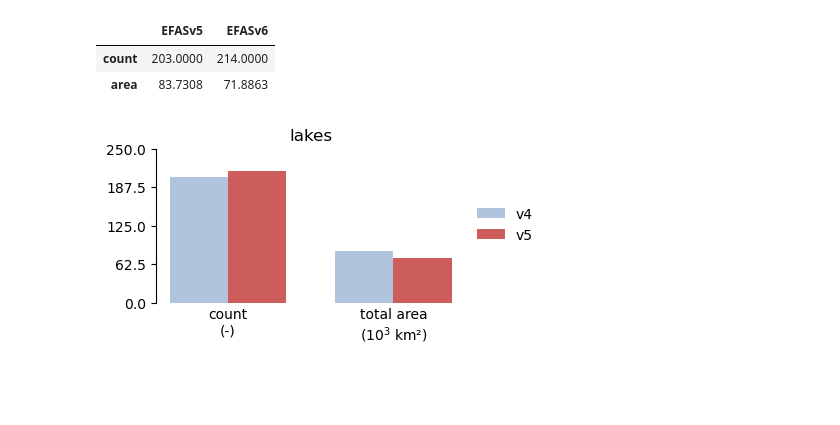
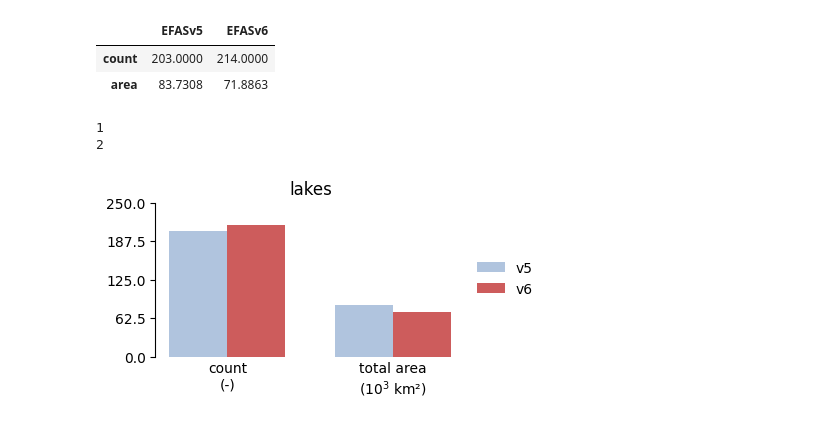
Before and after one commit to casadoj/lisflood-reservoirs, a Jupyter notebook: notebook/EFASv6/plots_EFAS_AM.ipynb, the cells around one changed output. Drawn from its saved outputs; the diff is of its cells as text; code cells hidden in the pictures; blank space fills up the shorter version.

```diff
--- a/notebook/EFASv6/plots_EFAS_AM.ipynb
+++ b/notebook/EFASv6/plots_EFAS_AM.ipynb
@@ -57,8 +57,8 @@ summary_res
 fig, ax = plt.subplots(figsize=(4, 2))
 w = .7
 x = np.array([1, 3])
-ax.bar(x - w / 2, summary_res.EFASv5, width=w, color='lightsteelblue', label='v4')
-ax.bar(x + w / 2, summary_res.EFASv6, width=w, color='indianred', label='v5')
+for i, (version, color) in enumerate(zip(['v5', 'v6'], ['lightsteelblue', 'indianred']), start=1):
+    ax.bar(x + (-1)**i * w / 2, summary_res[f'EFAS{version}'], width=w, color=color, label=version)
 ax.set_xticks(x)
 ax.set_xticklabels(['count\n(-)', 'total storage\n(10 km³)'])
 ax.tick_params(axis='x', length=0)
@@ -71,5 +71,5 @@ ax.set_title('reservoirs')
 #     ax.text(x[-1] + loc * w / 2, 200, f'{pct_storage:.0f}%', ha='center', va='center', c='w')
 fig.legend(frameon=False, loc=5, bbox_to_anchor=[.9, .4, .2, .2]);
 
-# plt.savefig('reservoirs_EFAS5_vs_EFAS6.jpg', dpi=300, bbox_inches='tight');
+plt.savefig('reservoirs_EFAS5_vs_EFAS6.jpg', dpi=300, bbox_inches='tight');
 # %% [output]
@@ -117,18 +119,20 @@ summary_lak
 # %%
 fig, ax = plt.subplots(figsize=(4, 2))
 w = .7
 x = np.array([1, 3])
-ax.bar(x - w / 2, summary_lak.EFASv5, width=w, color='lightsteelblue', label='v4')
-ax.bar(x + w / 2, summary_lak.EFASv6, width=w, color='indianred', label='v5')
+for i, (version, color) in enumerate(zip(['v5', 'v6'], ['lightsteelblue', 'indianred']), start=1):
+    ax.bar(x + (-1)**i * w / 2, summary_lak[f'EFAS{version}'], width=w, color=color, label=version)
 ax.set_xticks(x)
 ax.set_xticklabels(['count\n(-)', 'total area\n(10$^3$ km²)'])
 ax.tick_params(axis='x', length=0)
 yticks = np.linspace(0, 250, 5)
 ax.set_yticks(yticks)
 ax.spines[['bottom', 'right', 'top']].set_visible(False)
 ax.set_title('lakes')
 fig.legend(frameon=False, loc=5, bbox_to_anchor=[.9, .4, .2, .2]);
 
-# plt.savefig('lakes_EFAS5_vs_EFAS6.jpg', dpi=300, bbox_inches='tight');
+plt.savefig('lakes_EFAS5_vs_EFAS6.jpg', dpi=300, bbox_inches='tight');
 # %% [output]
+1
+2
-[figure, old version]
+[figure, new version]
```
Also changed, not shown: parts of 1 cell of this notebook, 3 other files.
